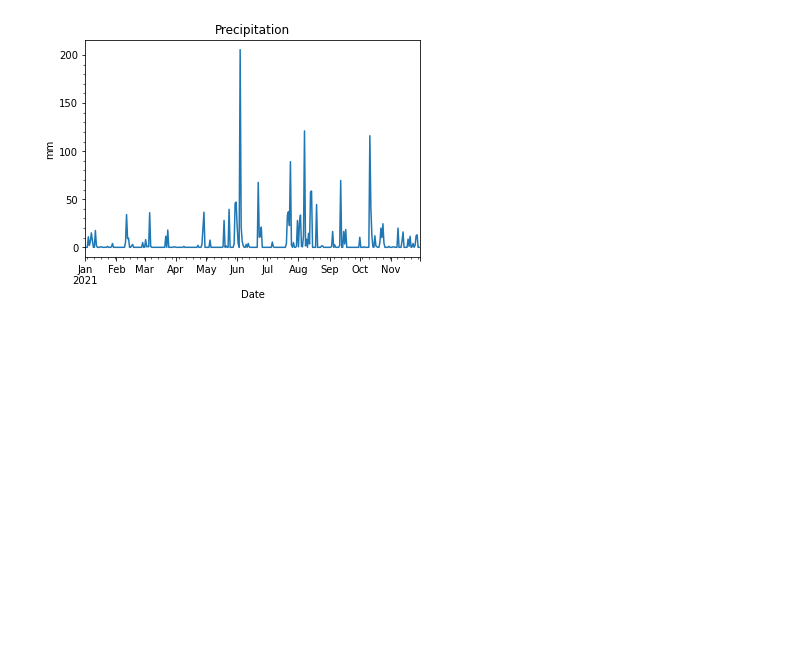
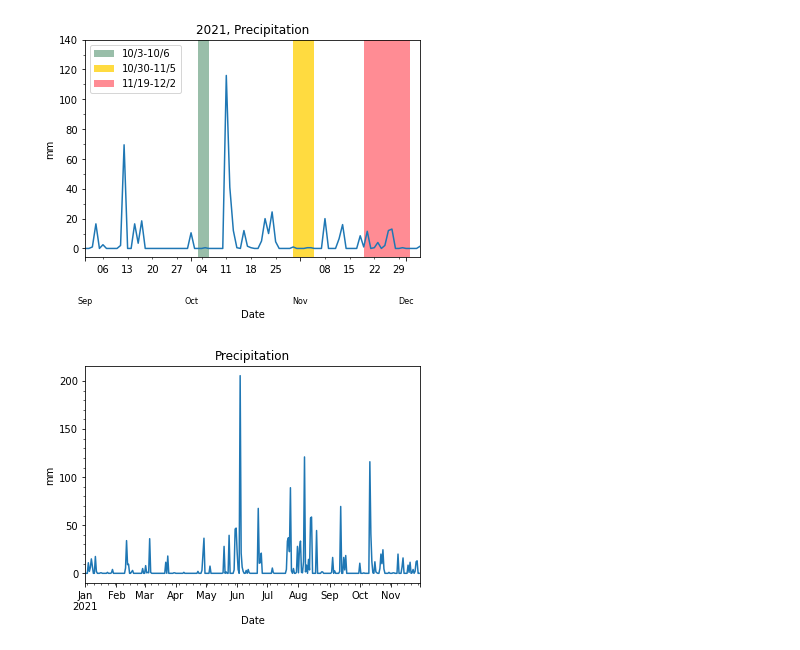
Before and after one commit to joshchunghung/Fin, a Jupyter notebook: rainfallforBan_2021/rainfallforBan/cwbrain_getdata.ipynb, the cells around one changed output. Cells and saved outputs as stored; diff of their text form; code cells hidden in the pictures; blank space fills up the shorter version.

```diff
--- a/rainfallforBan_2021/rainfallforBan/cwbrain_getdata.ipynb
+++ b/rainfallforBan_2021/rainfallforBan/cwbrain_getdata.ipynb
@@ -72,6 +64,41 @@ ts=df['date'] = pd.to_datetime(df['date'])
 df['precp']=pd.to_numeric(df['precp'], errors='coerce')
 df=df.sort_values(by='date')
 df.to_csv('rainfall_2021.csv', sep=',',mode='w',header=None,index=None)
+# %%
+df=pd.read_csv('rainfall_2021.csv', sep=',',names=['date','precp'])
+# %%
+ts=df['date'] = pd.to_datetime(df['date'])
+df=df.sort_values(by='date')
+# %%
+df=df[(df.date>datetime.datetime(2021,8,31)) & (df.date<datetime.datetime(2021,12,6))]
+# %%
+import matplotlib.dates as dates
+ax = df.plot(x='date',y='precp',
+             title="2021, Precipitation",xlabel="Date",ylabel="mm",
+             legend=False,figsize=(6,4))
+#xtick = pd.date_range(start=ts.min(), end=ts.max(), freq='w' )
+
+v1=ax.axvspan(datetime.datetime(2021,10,3), datetime.datetime(2021,10,6), facecolor='#77A88D',alpha=0.75,label='10/3-10/6')
+v2=ax.axvspan(datetime.datetime(2021,10,30), datetime.datetime(2021,11,5), facecolor='#FFD000',alpha=0.75,label='10/30-11/5')
+v3=ax.axvspan(datetime.datetime(2021,11,19), datetime.datetime(2021,12,2), facecolor='#FF6670',alpha=0.75,label='11/19-12/2')
+
+
+ax.tick_params(axis = 'x', which = 'minor', labelsize =10,pad=5)
+## 0 是禮拜一
+ax.xaxis.set_minor_locator(dates.WeekdayLocator(byweekday=(0),interval=1))
+ax.xaxis.set_minor_formatter(dates.DateFormatter('%d'))
+
+ax.tick_params(axis = 'x', which = 'major', labelsize=8,pad=5)
+ax.xaxis.set_major_locator(dates.MonthLocator())
+ax.xaxis.set_major_formatter(dates.DateFormatter('\n\n\n%b'))
+ax.set_yticks( [y for y in np.arange(0,150,10)], minor=True )
+ax.legend(handles=[v1,v2,v3])
+fig = ax.get_figure()
+#fig.tight_layout()
+
+fig.savefig('rainfall_2021_09_11.png',format='png',dpi=300,bbox_inches='tight',pad_inches = 0.05)
+# %% [output]
+[figure, added]
 # %%
 ax = df.plot(x='date',y='precp',
              title="Precipitation",xlabel="Date",ylabel="mm",
```
Also changed, not shown: parts of 2 cells of this notebook.
